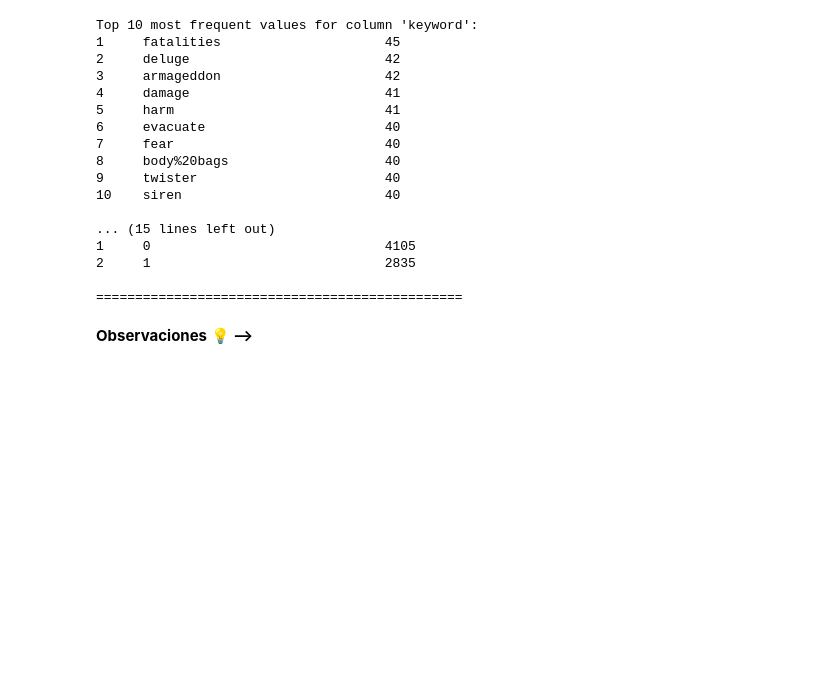
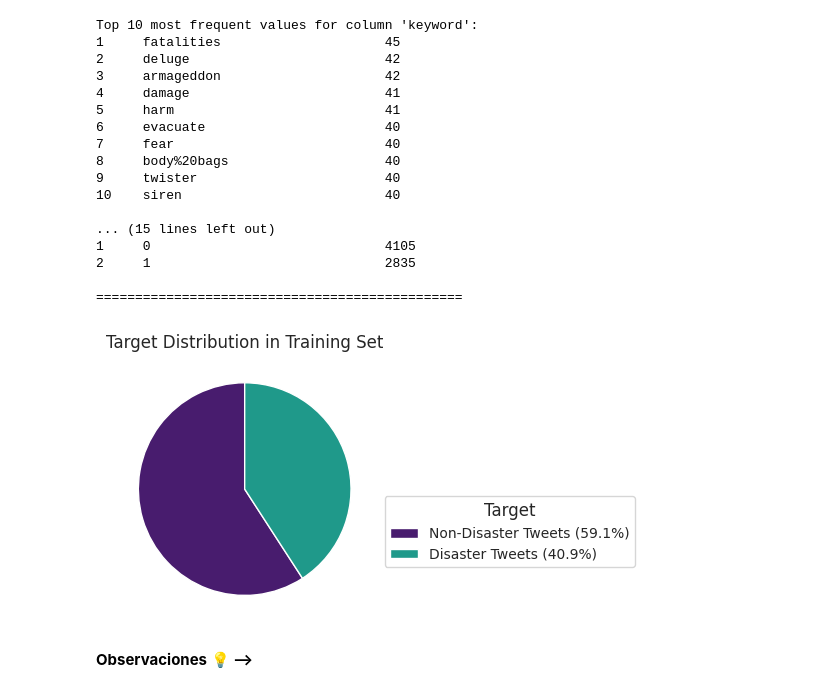
Before and after one commit to Andrea-gt/tweet-classification, a Jupyter notebook: tweet_classification.ipynb, the cells around one changed output. Saved outputs shown, nothing was run; the diff lists cells and outputs as text; code cells hidden in the pictures; blank space fills up the shorter version.

```diff
--- a/tweet_classification.ipynb
+++ b/tweet_classification.ipynb
@@ -265,6 +266,39 @@ Top 10 most frequent values for column 'keyword':
 2     1                              2835
 
 ===============================================
+# %%
+# Create a figure with a single subplot
+fig, ax = plt.subplots(figsize=(6, 4), dpi=100)  # Use subplots() to get the Axes object
+plt.tight_layout(pad=3.0)  # Add padding around the plot
+
+# Calculate target counts and percentages
+target_counts = df['target'].value_counts()
+total_count = target_counts.sum()
+labels = [f'Non-Disaster Tweets ({target_counts[0]/total_count:.1%})',
+         f'Disaster Tweets ({target_counts[1]/total_count:.1%})']
+
+# Define colors from the viridis palette
+colors = [palette[0], palette[6]]  # Assign specific colors to each slice
+
+# Plot pie chart for target distribution with customized colors
+wedges, texts, autotexts = ax.pie(target_counts, autopct='%1.1f%%', startangle=90, colors=colors, wedgeprops=dict(edgecolor='white'))
+
+# Set the title
+ax.set_title('Target Distribution in Training Set')
+
+# Remove the default labels (texts)
+for text in texts:
+    text.set_visible(False)
+for autotext in autotexts:
+    autotext.set_visible(False)
+
+# Add a legend with a specific location and size
+ax.legend(wedges, labels, title='Target', loc='best', bbox_to_anchor=(1, 0.5), fontsize='small')
+
+# Display the plot
+plt.show()
+# %% [output]
+[figure, added]
 # %% [markdown]
 **Observaciones 💡 -->**
 # %% [markdown]
```
Also changed, not shown: parts of 10 cells of this notebook.
